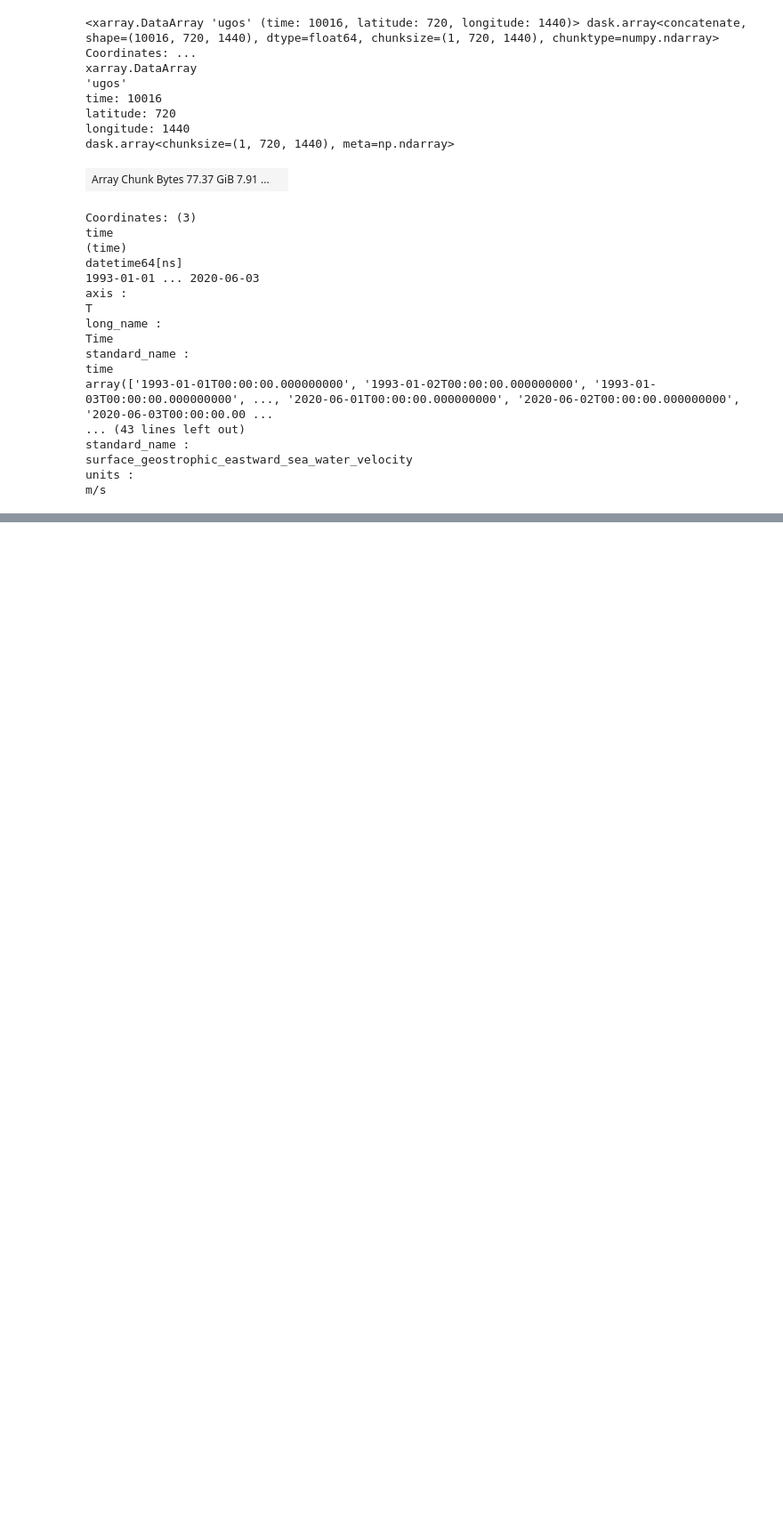
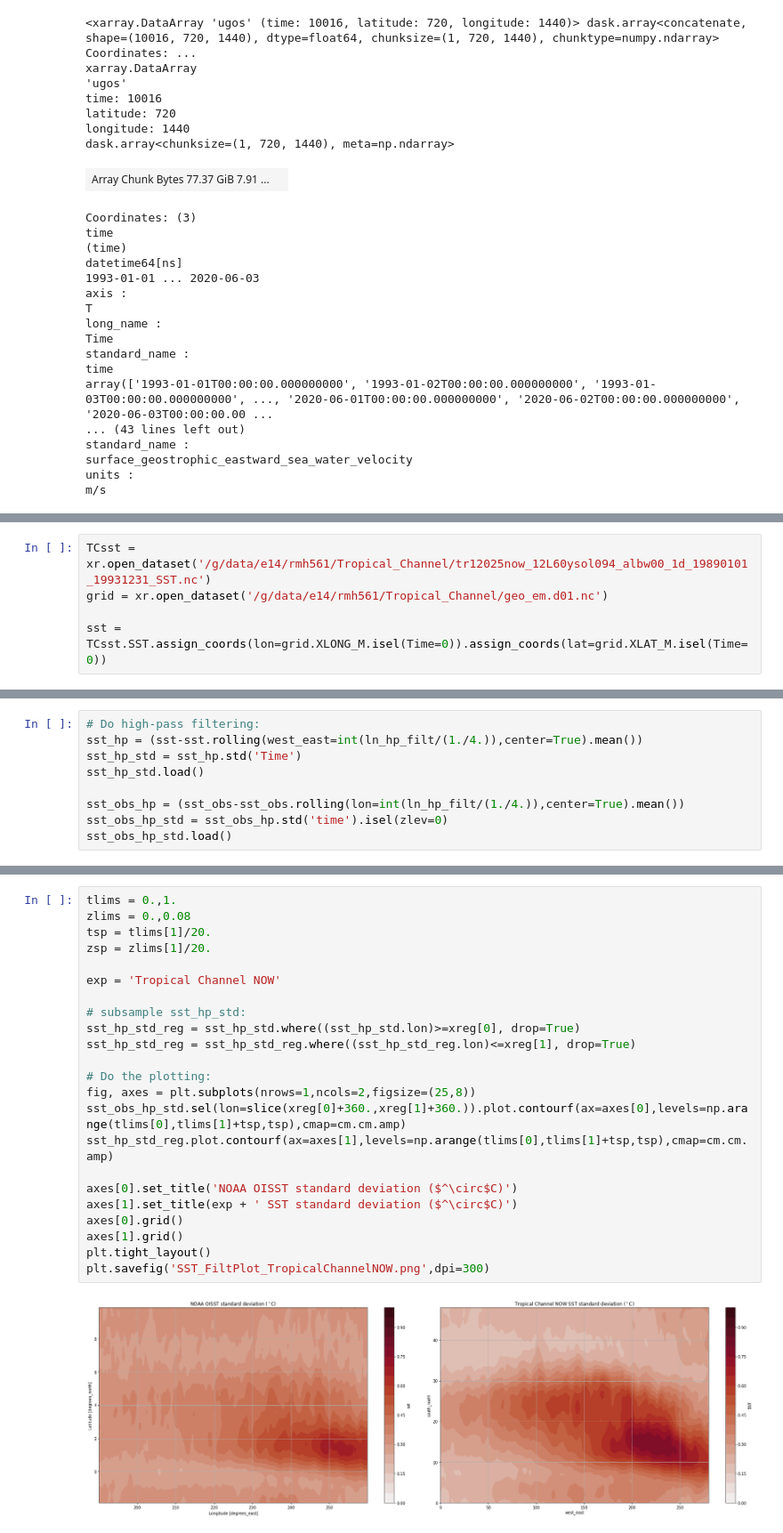
Before and after one commit to rmholmes/cosima-scripts, a Jupyter notebook: Equatorial_Pacific_Analysis/TIWS_ACCESS-OM2.ipynb, the cells around one changed output, grey strips where cells are left out. Shown at 89% size. Drawn from its saved outputs; the diff is of its cells as text; blank space fills up the shorter version.

Commit message:
Add Tropical Channel analysis.

```diff
--- a/Equatorial_Pacific_Analysis/TIWS_ACCESS-OM2.ipynb
+++ b/Equatorial_Pacific_Analysis/TIWS_ACCESS-OM2.ipynb
@@ -846,0 +849,5 @@ m/s
+# %%
+TCsst = xr.open_dataset('/g/data/e14/rmh561/Tropical_Channel/tr12025now_12L60ysol094_albw00_1d_19890101_19931231_SST.nc')
+grid = xr.open_dataset('/g/data/e14/rmh561/Tropical_Channel/geo_em.d01.nc')
+
+sst = TCsst.SST.assign_coords(lon=grid.XLONG_M.isel(Time=0)).assign_coords(lat=grid.XLAT_M.isel(Time=0))
@@ -846,0 +869,9 @@ m/s
+# %%
+# Do high-pass filtering:
+sst_hp = (sst-sst.rolling(west_east=int(ln_hp_filt/(1./4.)),center=True).mean())
+sst_hp_std = sst_hp.std('Time')
+sst_hp_std.load()
+
+sst_obs_hp = (sst_obs-sst_obs.rolling(lon=int(ln_hp_filt/(1./4.)),center=True).mean())
+sst_obs_hp_std = sst_obs_hp.std('time').isel(zlev=0)
+sst_obs_hp_std.load()
@@ -846,0 +891,25 @@ m/s
+# %%
+tlims = 0.,1.
+zlims = 0.,0.08
+tsp = tlims[1]/20.
+zsp = zlims[1]/20.
+
+exp = 'Tropical Channel NOW'
+
+# subsample sst_hp_std:
+sst_hp_std_reg = sst_hp_std.where((sst_hp_std.lon)>=xreg[0], drop=True)
+sst_hp_std_reg = sst_hp_std_reg.where((sst_hp_std_reg.lon)<=xreg[1], drop=True)
+
+# Do the plotting:
+fig, axes = plt.subplots(nrows=1,ncols=2,figsize=(25,8))
+sst_obs_hp_std.sel(lon=slice(xreg[0]+360.,xreg[1]+360.)).plot.contourf(ax=axes[0],levels=np.arange(tlims[0],tlims[1]+tsp,tsp),cmap=cm.cm.amp)
+sst_hp_std_reg.plot.contourf(ax=axes[1],levels=np.arange(tlims[0],tlims[1]+tsp,tsp),cmap=cm.cm.amp)
+
+axes[0].set_title('NOAA OISST standard deviation ($^\circ$C)')
+axes[1].set_title(exp + ' SST standard deviation ($^\circ$C)')
+axes[0].grid()
+axes[1].grid()
+plt.tight_layout()
+plt.savefig('SST_FiltPlot_TropicalChannelNOW.png',dpi=300)
+# %% [output]
+[figure, added]
```
Also changed, not shown: parts of 4 cells of this notebook.
